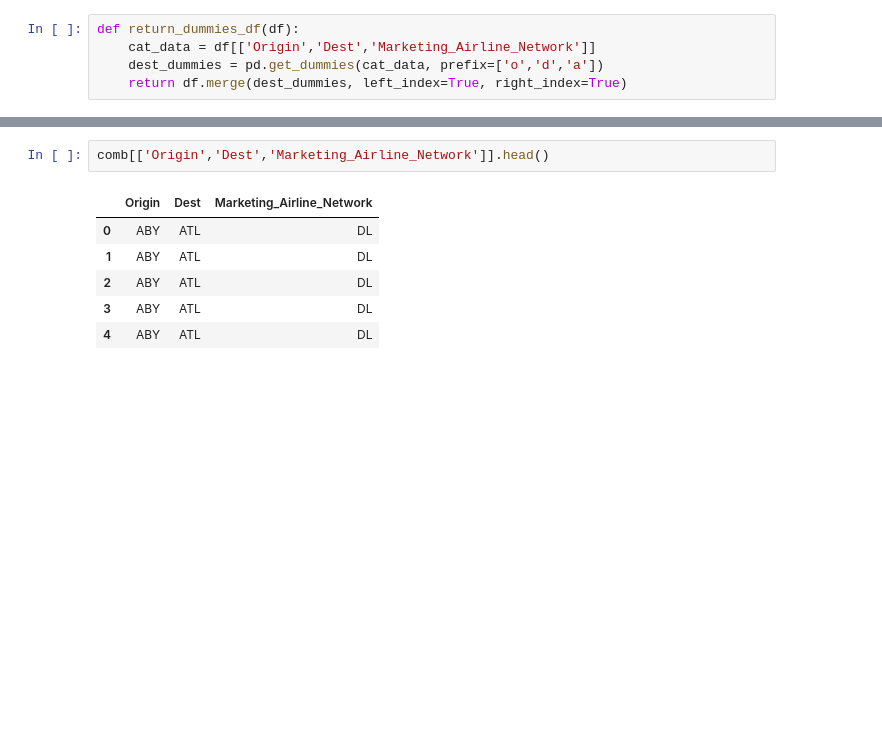
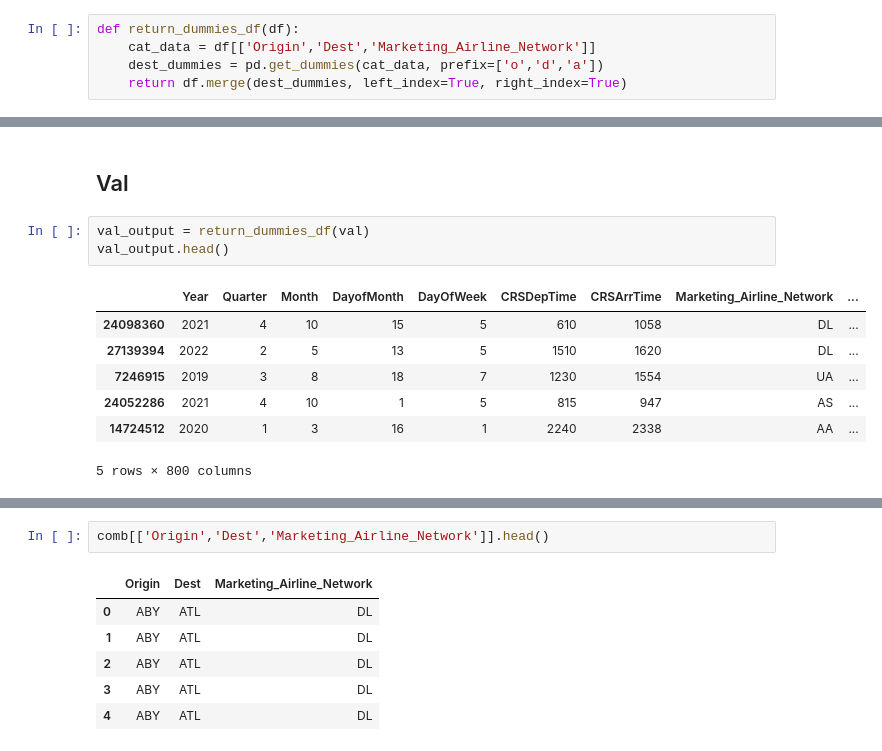
Before and after one commit to sameriliya/delai, a Jupyter notebook: notebooks/sam_stateless_pandas.ipynb, the cells around one changed output, grey strips where cells are left out. Drawn from its saved outputs; the diff is of its cells as text; blank space fills up the shorter version.

```diff
--- a/notebooks/sam_stateless_pandas.ipynb
+++ b/notebooks/sam_stateless_pandas.ipynb
@@ -94,0 +162,13 @@ train_100k_output.to_csv('../raw_data/ms_train_100k.csv', index = False)
+# %% [markdown]
+## Val
+# %%
+val_output = return_dummies_df(val)
+val_output.head()
+# %% [output]
+|  | Year | Quarter | Month | DayofMonth | DayOfWeek | CRSDepTime | CRSArrTime | Marketing_Airline_Network | ... |
+| 24098360 | 2021 | 4 | 10 | 15 | 5 | 610 | 1058 | DL | ... |
+| 27139394 | 2022 | 2 | 5 | 13 | 5 | 1510 | 1620 | DL | ... |
+| 7246915 | 2019 | 3 | 8 | 18 | 7 | 1230 | 1554 | UA | ... |
+| 24052286 | 2021 | 4 | 10 | 1 | 5 | 815 | 947 | AS | ... |
+| 14724512 | 2020 | 1 | 3 | 16 | 1 | 2240 | 2338 | AA | ... |
+5 rows × 800 columns
```
Also changed, not shown: parts of 26 cells of this notebook, 3 other files.
